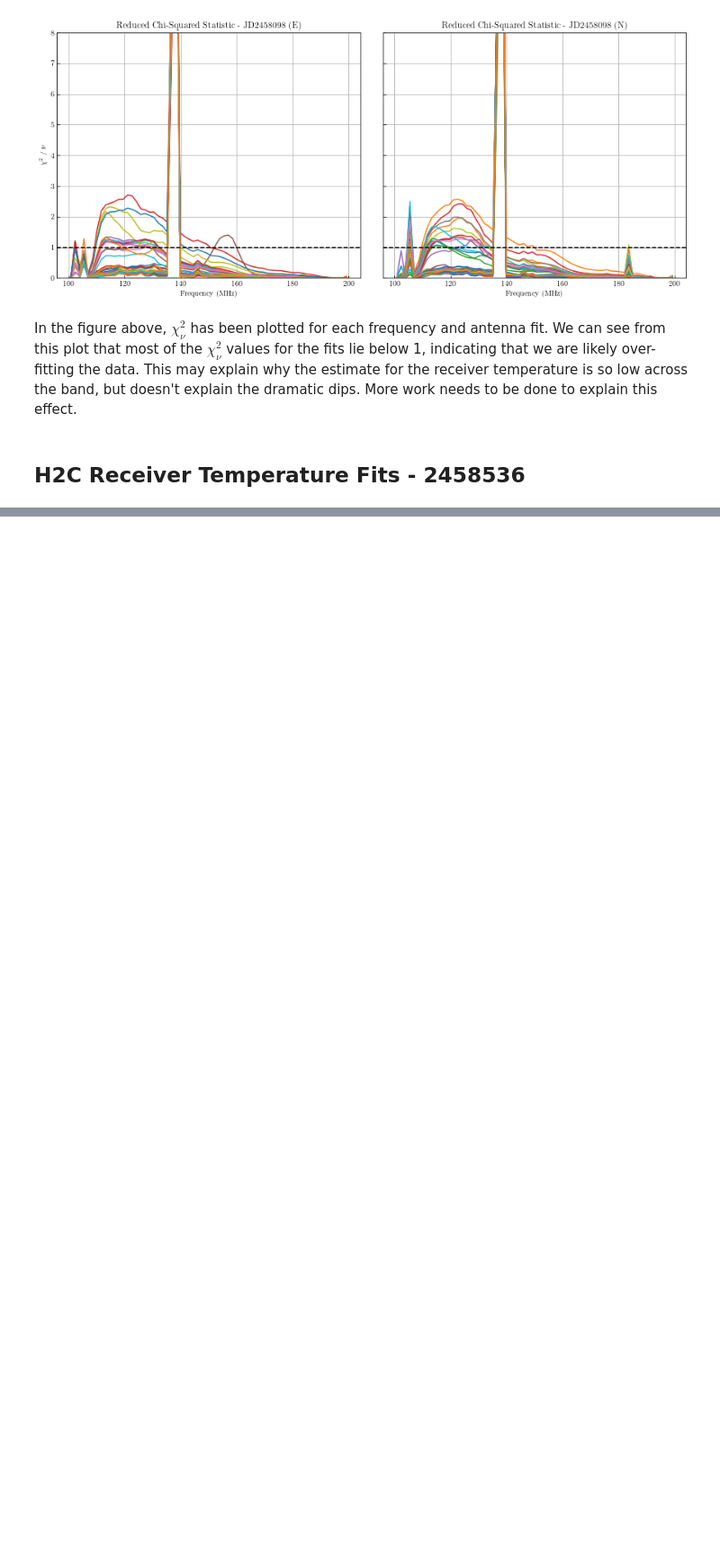
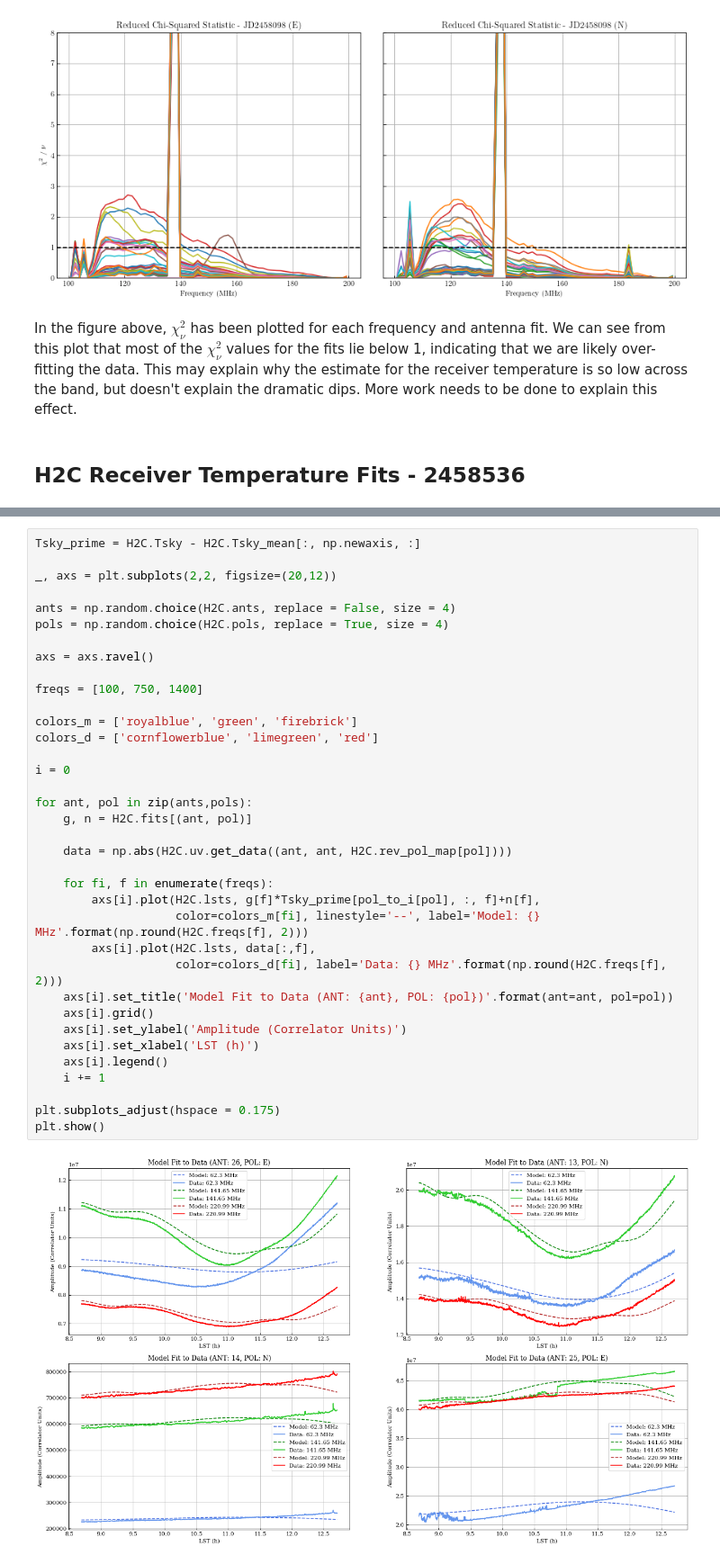
Before and after one commit to tyler-a-cox/HERA_Tsys, a Jupyter notebook: H0C_vs_H1C_fits.ipynb, the cells around one changed output, grey strips where cells are left out. Shown at 90% size. Saved outputs shown, nothing was run; the diff lists cells and outputs as text; blank space fills up the shorter version.

```diff
--- a/H0C_vs_H1C_fits.ipynb
+++ b/H0C_vs_H1C_fits.ipynb
@@ -233,0 +262,38 @@ NameError: name 'TskySim' is not defined
+# %%
+Tsky_prime = H2C.Tsky - H2C.Tsky_mean[:, np.newaxis, :]
+
+_, axs = plt.subplots(2,2, figsize=(20,12))
+
+ants = np.random.choice(H2C.ants, replace = False, size = 4)
+pols = np.random.choice(H2C.pols, replace = True, size = 4)
+
+axs = axs.ravel()
+
+freqs = [100, 750, 1400]
+
+colors_m = ['royalblue', 'green', 'firebrick']
+colors_d = ['cornflowerblue', 'limegreen', 'red']
+
+i = 0
+
+for ant, pol in zip(ants,pols):
+    g, n = H2C.fits[(ant, pol)]
+
+    data = np.abs(H2C.uv.get_data((ant, ant, H2C.rev_pol_map[pol])))
+
+    for fi, f in enumerate(freqs):
+        axs[i].plot(H2C.lsts, g[f]*Tsky_prime[pol_to_i[pol], :, f]+n[f],
+                    color=colors_m[fi], linestyle='--', label='Model: {} MHz'.format(np.round(H2C.freqs[f], 2)))
+        axs[i].plot(H2C.lsts, data[:,f],
+                    color=colors_d[fi], label='Data: {} MHz'.format(np.round(H2C.freqs[f], 2)))
+    axs[i].set_title('Model Fit to Data (ANT: {ant}, POL: {pol})'.format(ant=ant, pol=pol))
+    axs[i].grid()
+    axs[i].set_ylabel('Amplitude (Correlator Units)')
+    axs[i].set_xlabel('LST (h)')
+    axs[i].legend()
+    i += 1
+
+plt.subplots_adjust(hspace = 0.175)
+plt.show()
+# %% [output]
+[figure, added]
```
Also changed, not shown: parts of 14 cells of this notebook, 1 other file.
